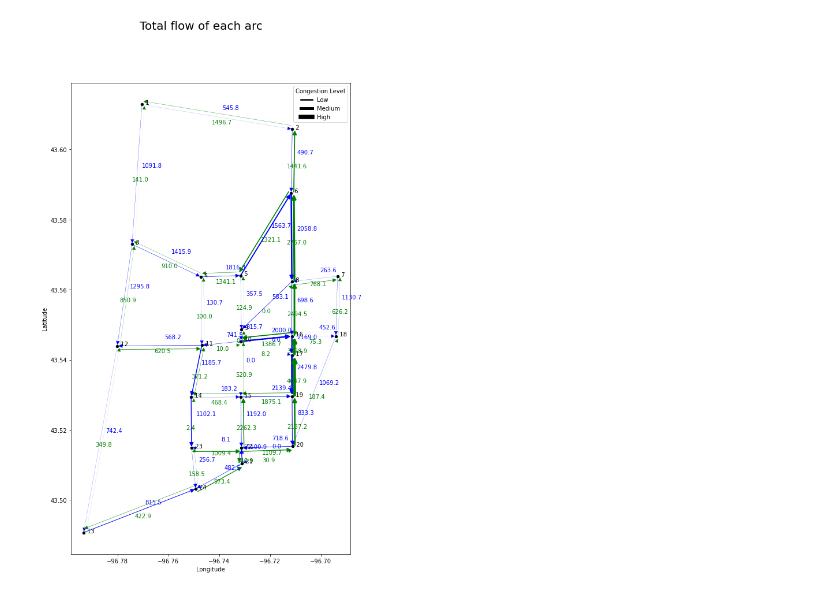
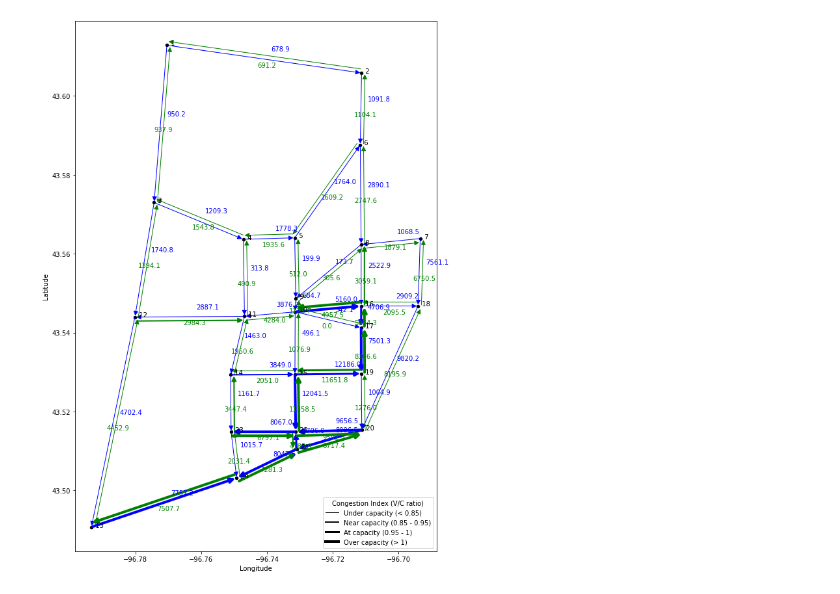
Before and after one commit to youngseo-Kim/MoD_pricing, a Jupyter notebook: src/analyze_result.ipynb, the cells around one changed output. Saved outputs shown, nothing was run; the diff lists cells and outputs as text; code cells hidden in the pictures.

```diff
--- a/src/analyze_result.ipynb
+++ b/src/analyze_result.ipynb
@@ -28,8 +27,8 @@ p_sen = 1/vot*60 # cost to minå
 Transit_ASC = -10
 
 
-n_ods = 100
-dist = 1
+n_ods = 576
+dist = 2
 alpha = 0.15
 beta = 4.0
 transit_scenario = 2
@@ -219,6 +218,7 @@ n_routes = 3
 # road_bpr_dict = {(row['init_node'], row['term_node']): lambda flow: row['free_flow_time']*(1+row['b']*(flow/row['capacity'])**row['power']) for index, row in network_df.iterrows()}
 
 bpr_func = {}
+link_capacity = {}
 free_flow_time_dict = {}
 
 for index, row in network_df.iterrows():
@@ -226,7 +226,7 @@ for index, row in network_df.iterrows():
     free_flow_time, b, capacity, power = row['free_flow_time'], row['b'], row['capacity'], row['power']
     free_flow_time_dict[((init_node, term_node))] = free_flow_time
     bpr_func[(init_node, term_node)] = lambda flow, f=free_flow_time, c=capacity, p=power: f * (1 + alpha * (flow / c)) # 1 should be substitue with power
-
+    link_capacity[(init_node, term_node)] = capacity
 
 
 
@@ -680,6 +626,5 @@ profit 187712.85943582858
 # %%
-# TODO: visualize congestion
+# level of service is normally measured by volumn to capacity ratio
 congest_index = {}
 for (a_ind, (i,j)) in enumerate(arcs):
-    flow = f_vars_opt[a_ind]
-    congest_index[(i,j)] = bpr_func[(i,j)](flow)/free_flow_time_dict[(i,j)]
+    congest_index[(i,j)] = f_vars_opt[a_ind]/link_capacity[(i,j)]
@@ -732,7 +668,6 @@ gdf = gpd.read_file(json.dumps(loaded_geojson_data))
 def draw_plot(data, title):
     # Plot the points
     fig, ax = plt.subplots(figsize=(18, 15))
-
     gdf.plot(ax=ax, markersize=20, color='black', marker='o')
 
     # Helper function to offset points for drawing bi-directional edges and annotations
@@ -743,6 +678,18 @@ def draw_plot(data, title):
         dx /= length
         dy /= length
         return x1 + offset * dy, y1 - offset * dx, x2 + offset * dy, y2 - offset * dx
+
+    # Function to determine line width based on congestion index
+    def get_line_width(congest_index_value):
+        if congest_index_value < 0.6:
+            return 1  # width for x < 0.6
+        elif 0.6 <= congest_index_value <= 0.8:
+            return 2  # width for 0.6 <= x <= 0.8
+        elif 0.8 < congest_index_value < 1:
+            return 3  # width for 0.8 < x < 1
+        else:
+            return 4  # width for x >= 1
+
 
     bidirectional_edges = {}  # To store pairs that are bi-directional
     for (link), flow in data.items():
@@ -761,42 +708,46 @@ def draw_plot(data, title):
             text_color = 'blue'
         else:  # high to low id is green
             arrow_color = 'green'
             text_color = 'green'
 
         # Check if the link is bi-directional
         if (arcs[link][1], arcs[link][0]) in bidirectional_edges:
             x1, y1, x2, y2 = offset_points(point1.geometry.x, point1.geometry.y, point2.geometry.x, point2.geometry.y)
-            arrow = FancyArrowPatch((x1, y1), (x2, y2), mutation_scale=15, arrowstyle='-|>', color=arrow_color, linewidth=5*normalized_congest_index[tuple(arcs[link])])
+            # arrow = FancyArrowPatch((x1, y1), (x2, y2), mutation_scale=15, arrowstyle='-|>', color=arrow_color, linewidth=congest_index[tuple(arcs[link])])
+            arrow = FancyArrowPatch((x1, y1), (x2, y2), mutation_scale=15, arrowstyle='-|>', color=arrow_color, linewidth=get_line_width(congest_index[tuple(arcs[link])]))
+
             ax.add_patch(arrow)
             ax.text(mid_x - 0.002, mid_y - 0.002, str(round(flow, 1)), color=text_color)
         else:
-            arrow = FancyArrowPatch((point1.geometry.x, point1.geometry.y), (point2.geometry.x, point2.geometry.y), mutation_scale=15, arrowstyle='-|>', color=arrow_color, linewidth=5*normalized_congest_index[tuple(arcs[link])])
+            arrow = FancyArrowPatch((point1.geometry.x, point1.geometry.y), (point2.geometry.x, point2.geometry.y), mutation_scale=15, arrowstyle='-|>', color=arrow_color, linewidth=get_line_width(congest_index[tuple(arcs[link])]))
+
             ax.add_patch(arrow)
             ax.text(mid_x + 0.002, mid_y + 0.002, str(round(flow, 1)), color=text_color)
             bidirectional_edges[(arcs[link][0], arcs[link][1])] = True  # Mark this link as seen
 
     # plot points
     for x, y, label in zip(gdf['geometry'].apply(lambda p: p.x), gdf['geometry'].apply(lambda p: p.y), gdf["id"]):
         ax.text(x, y, f"  {label}")
 
     ax.set_xlabel("Longitude")
     ax.set_ylabel("Latitude")
 
-    fig.suptitle("{}".format(title), fontsize=20)
+    # fig.suptitle("{}".format(title), fontsize=20)
     # Add text below main title and above subplots
-    # fig.text(0.5, 0.05, od_demand_str+"\n"+OD_route_str, ha='center', va='center')
 
-    # Add a legend for congestion levels
-    legend_lines = [Line2D([0], [0], color='black', lw=5 * width) for width in [0.5, 1.0, 1.5]]
-    legend_labels = ['Low', 'Medium', 'High']  # Adjust these labels as appropriate
-    ax.legend(legend_lines, legend_labels, title='Congestion Level')
+    # Note: we follow the definition here:
+    # https://www.oregon.gov/odot/Planning/Documents/V-CRatio_DelayPlanningDesignDecisions_SignalizedIntersections.pdf
+    # Adjust the legend for the congestion levels
+    legend_lines = [Line2D([0], [0], color='black', lw=get_line_width(width)) for width in [0.5, 0.7, 0.9, 1.1]]
+    legend_labels = ['Under capacity (< 0.85)', 'Near capacity (0.85 - 0.95)', 'At capacity (0.95 - 1)', 'Over capacity (> 1)']
+    ax.legend(legend_lines, legend_labels, title='Congestion Index (V/C ratio)')
+    ax.set_aspect(1) #the ratio of x-unit to y-unit
 
-
-    plt.savefig("../figures/{}.png".format(title))
+    plt.savefig("../figures/{}.pdf".format(title))
 
     plt.show()
 
 
-draw_plot(f_vars_opt, "Total flow of each arc")
+draw_plot(f_vars_opt, "Road flows (congested roads, demand 576, dist 2)")
 # %% [output]
-[figure, old version]
+[figure, new version]
```
Also changed, not shown: parts of 22 cells of this notebook, 2 other files.
